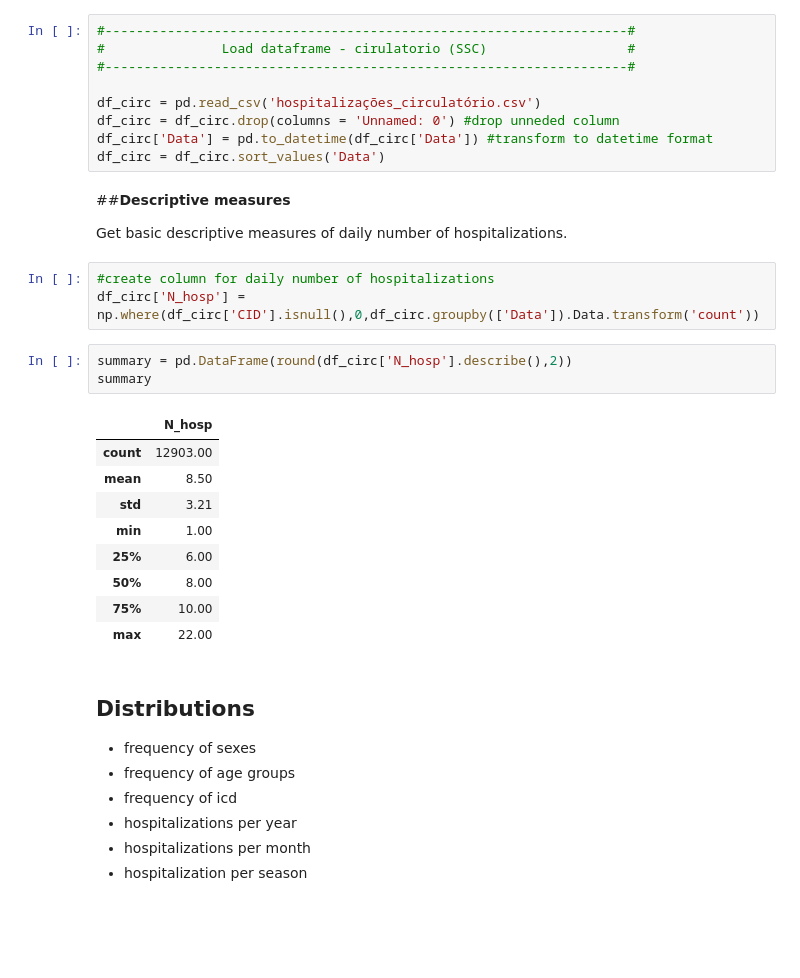
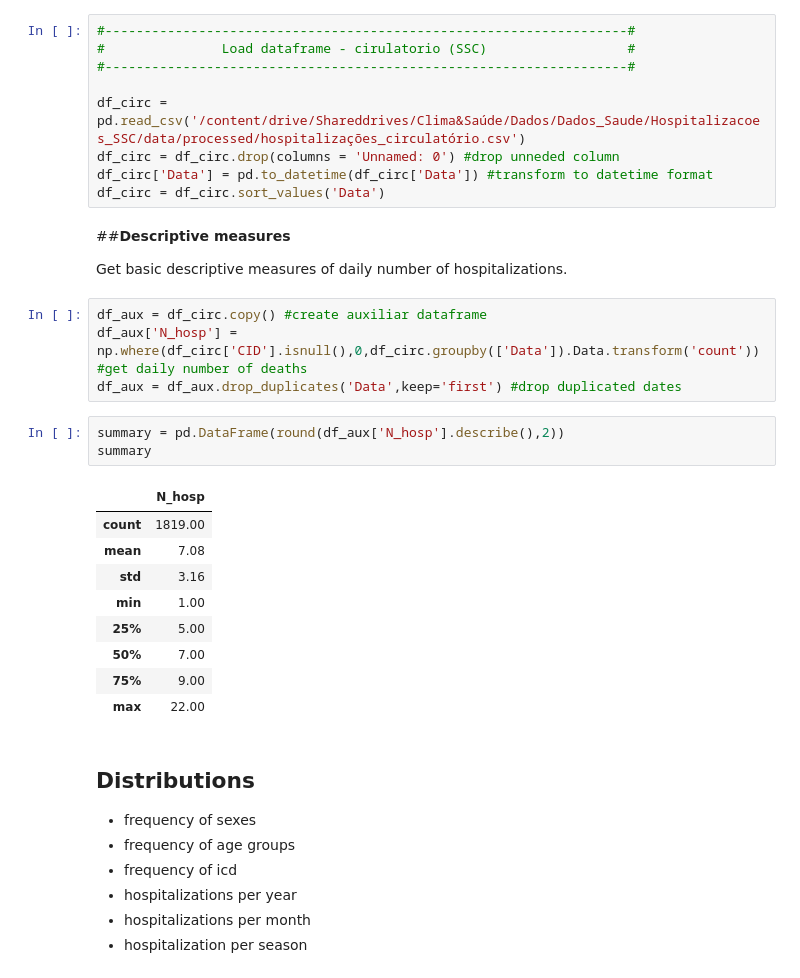
Before and after one commit to climate-and-health-datasci-Unicamp/-data-health-databases, a Jupyter notebook: notebooks/TR_2020_06_Descriptive_of_cardiovascular_hospitalizations.ipynb, the cells around one changed output. Saved outputs shown, nothing was run; the diff lists cells and outputs as text; blank space fills up the shorter version.

Commit message:
Data analysis

```diff
--- a/notebooks/TR_2020_06_Descriptive_of_cardiovascular_hospitalizations.ipynb
+++ b/notebooks/TR_2020_06_Descriptive_of_cardiovascular_hospitalizations.ipynb
@@ -48,7 +48,7 @@ Mounted at /content/drive
 #               Load dataframe - cirulatorio (SSC)                  #
 #-------------------------------------------------------------------#
 
-df_circ = pd.read_csv('hospitalizações_circulatório.csv')
+df_circ = pd.read_csv('/content/drive/Shareddrives/Clima&Saúde/Dados/Dados_Saude/Hospitalizacoes_SSC/data/processed/hospitalizações_circulatório.csv')
 df_circ = df_circ.drop(columns = 'Unnamed: 0') #drop unneded column
 df_circ['Data'] = pd.to_datetime(df_circ['Data']) #transform to datetime format
 df_circ = df_circ.sort_values('Data')
@@ -57,20 +57,21 @@ df_circ = df_circ.sort_values('Data')
 
 Get basic descriptive measures of daily number of hospitalizations.
 # %%
-#create column for daily number of hospitalizations
-df_circ['N_hosp'] = np.where(df_circ['CID'].isnull(),0,df_circ.groupby(['Data']).Data.transform('count'))
+df_aux = df_circ.copy() #create auxiliar dataframe
+df_aux['N_hosp'] = np.where(df_circ['CID'].isnull(),0,df_circ.groupby(['Data']).Data.transform('count')) #get daily number of deaths
+df_aux = df_aux.drop_duplicates('Data',keep='first') #drop duplicated dates
 # %%
-summary = pd.DataFrame(round(df_circ['N_hosp'].describe(),2))
+summary = pd.DataFrame(round(df_aux['N_hosp'].describe(),2))
 summary
 # %% [output]
 |  | N_hosp |
-| count | 12903.00 |
-| mean | 8.50 |
-| std | 3.21 |
+| count | 1819.00 |
+| mean | 7.08 |
+| std | 3.16 |
 | min | 1.00 |
-| 25% | 6.00 |
-| 50% | 8.00 |
-| 75% | 10.00 |
+| 25% | 5.00 |
+| 50% | 7.00 |
+| 75% | 9.00 |
 | max | 22.00 |
 # %% [markdown]
 ## **Distributions**
```
Also changed, not shown: parts of 2 cells of this notebook.
